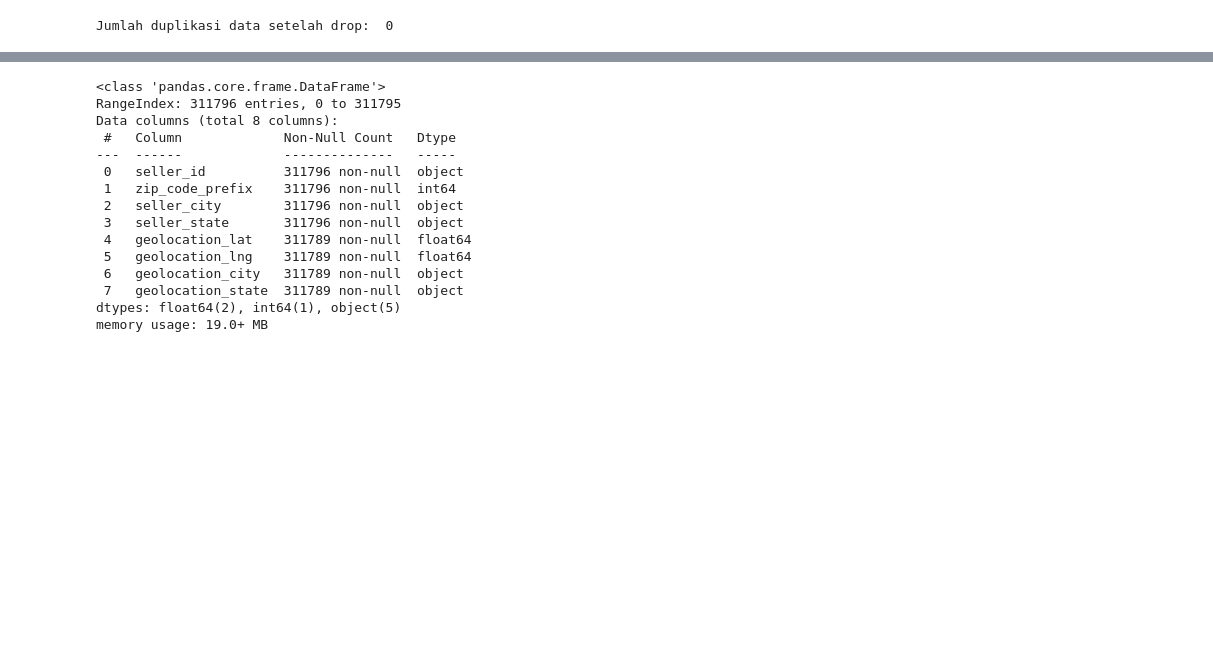
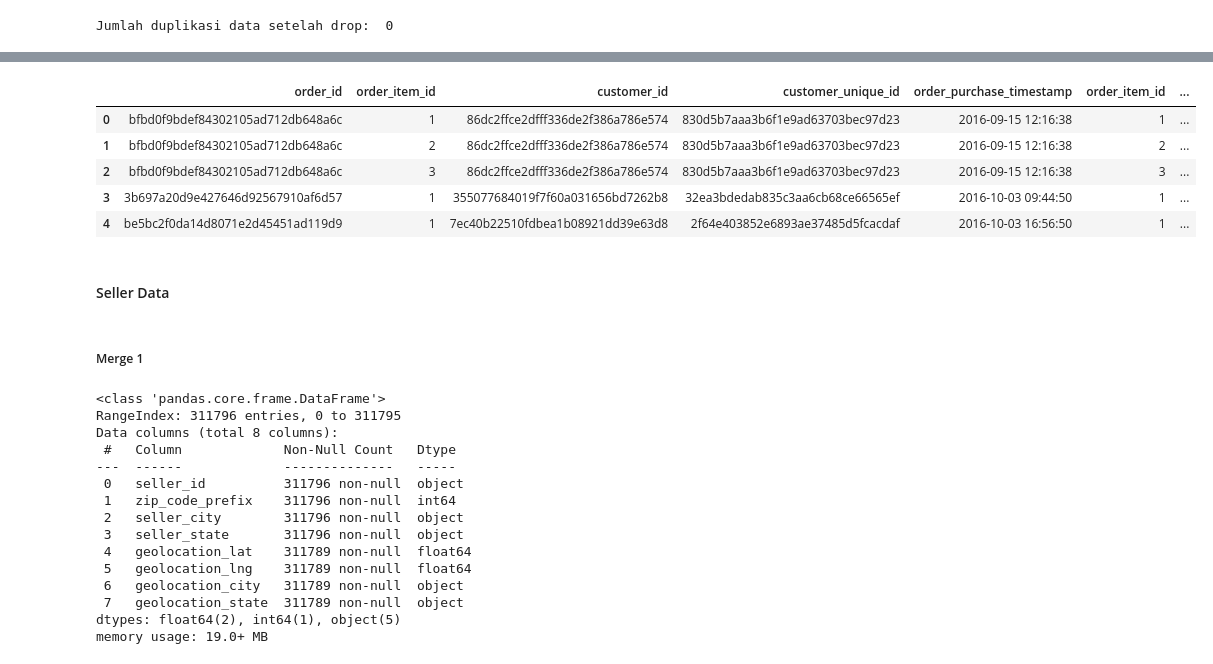
Before and after one commit to Sulbae/Fundamental-Analisis-Data, a Jupyter notebook: Proyek_Analisis_Data_Anggun-Sulis-Setyawan.ipynb, the cells around one changed output, grey strips where cells are left out. Cells and saved outputs as stored; diff of their text form; code cells hidden in the pictures; blank space fills up the shorter version.

```diff
--- a/Proyek_Analisis_Data_Anggun-Sulis-Setyawan.ipynb
+++ b/Proyek_Analisis_Data_Anggun-Sulis-Setyawan.ipynb
@@ -1657,6 +1890,36 @@ memory usage: 5.1+ MB
+# %%
+# Merapikan susunan urutan kolom
+customers_df = customers_df[[
+    'order_id',
+    'order_item_id',
+    'customer_id',
+    'customer_unique_id',
+    'order_purchase_timestamp',
+    'order_item_id',
+    'payment_type',
+    'payment_value',
+    'customer_state',
+    'customer_city',
+    'zip_code_prefix',
+    'geolocation_lat',
+    'geolocation_lng'
+]]
+
+customers_df.head()
+# %% [output]
+|  | order_id | order_item_id | customer_id | customer_unique_id | order_purchase_timestamp | order_item_id | ... |
+| 0 | bfbd0f9bdef84302105ad712db648a6c | 1 | 86dc2ffce2dfff336de2f386a786e574 | 830d5b7aaa3b6f1e9ad63703bec97d23 | 2016-09-15 12:16:38 | 1 | ... |
+| 1 | bfbd0f9bdef84302105ad712db648a6c | 2 | 86dc2ffce2dfff336de2f386a786e574 | 830d5b7aaa3b6f1e9ad63703bec97d23 | 2016-09-15 12:16:38 | 2 | ... |
+| 2 | bfbd0f9bdef84302105ad712db648a6c | 3 | 86dc2ffce2dfff336de2f386a786e574 | 830d5b7aaa3b6f1e9ad63703bec97d23 | 2016-09-15 12:16:38 | 3 | ... |
+| 3 | 3b697a20d9e427646d92567910af6d57 | 1 | 355077684019f7f60a031656bd7262b8 | 32ea3bdedab835c3aa6cb68ce66565ef | 2016-10-03 09:44:50 | 1 | ... |
+| 4 | be5bc2f0da14d8071e2d45451ad119d9 | 1 | 7ec40b22510fdbea1b08921dd39e63d8 | 2f64e403852e6893ae37485d5fcacdaf | 2016-10-03 16:56:50 | 1 | ... |
 # %%
 # Export customers_df
 customers_df.to_csv('customers_data.csv', index=False)
+# %% [markdown]
+#### Seller Data
+# %% [markdown]
+##### Merge 1
 # %%
 # Merge 2
 sellers_df = pd.merge(
```
Also changed, not shown: parts of 50 cells of this notebook, 2 other files.
